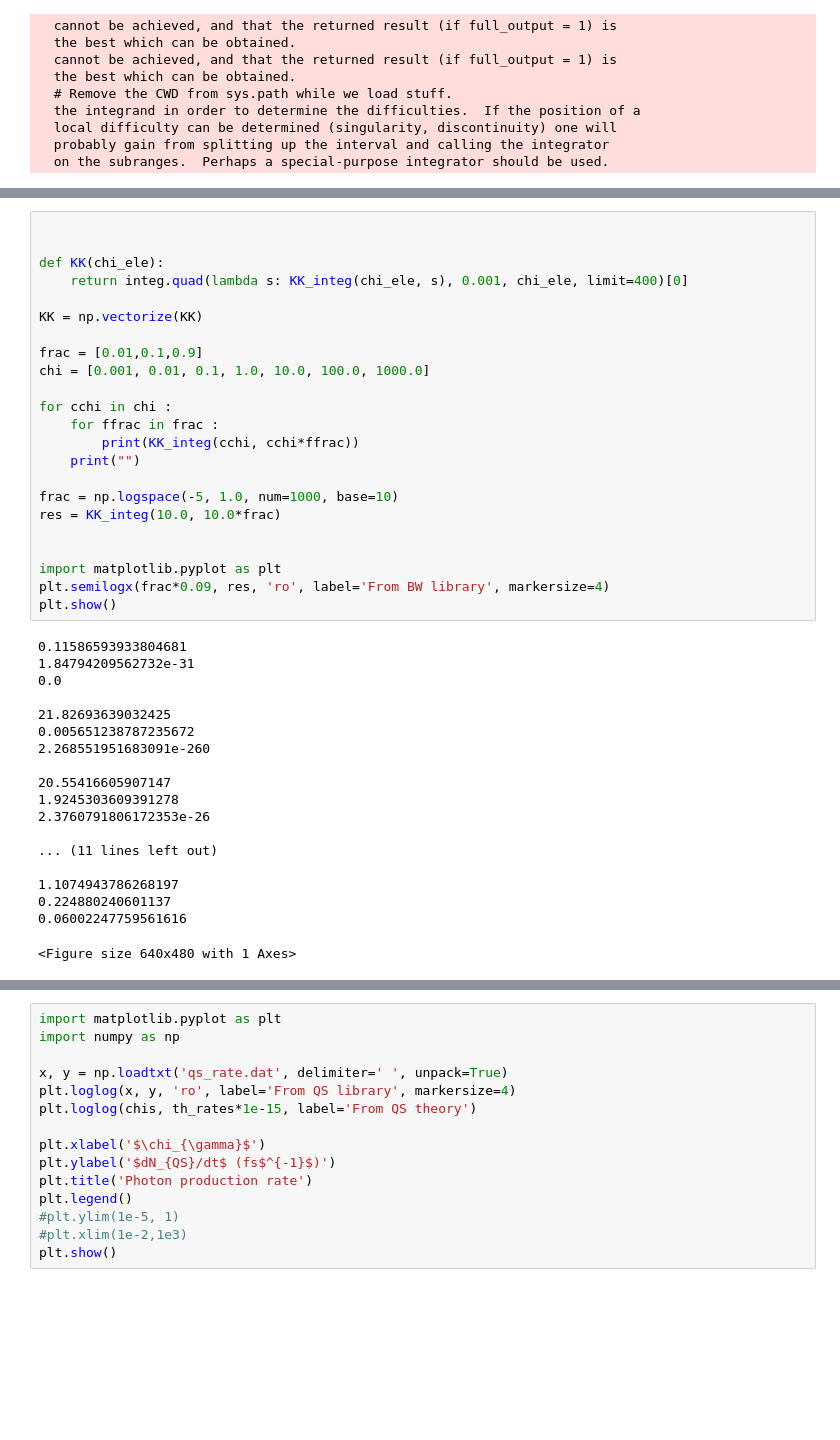
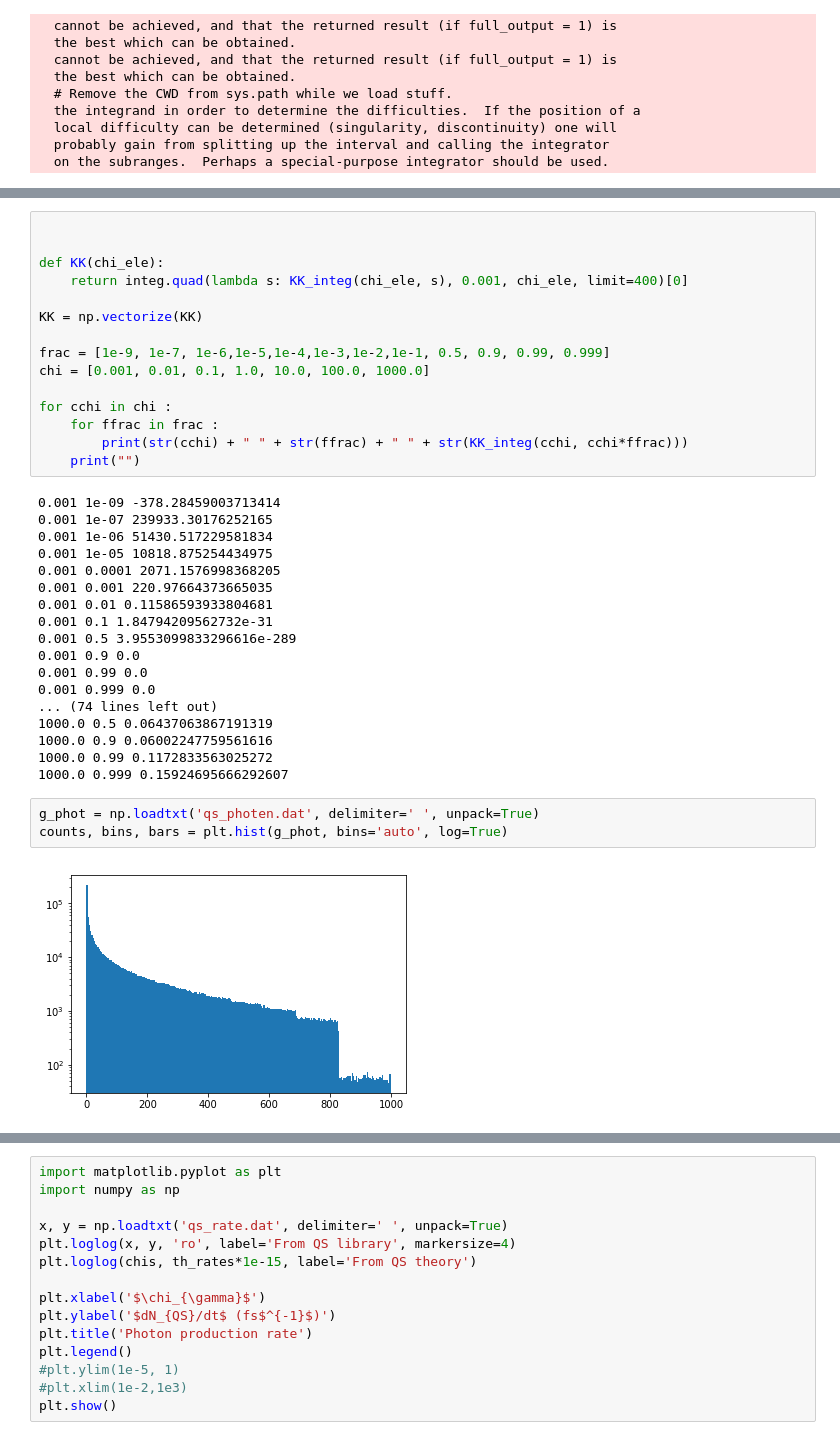
Before and after one commit to ECP-WarpX/picsar, a Jupyter notebook: src/multi_physics/test_cpu/validation_QS.ipynb, the cells around one changed output, grey strips where cells are left out. Cells and saved outputs as stored; diff of their text form; blank space fills up the shorter version.

```diff
--- a/src/multi_physics/test_cpu/validation_QS.ipynb
+++ b/src/multi_physics/test_cpu/validation_QS.ipynb
@@ -127,37 +138,33 @@ def KK(chi_ele):
 
 KK = np.vectorize(KK)
 
-frac = [0.01,0.1,0.9]
+frac = [1e-9, 1e-7, 1e-6,1e-5,1e-4,1e-3,1e-2,1e-1, 0.5, 0.9, 0.99, 0.999]
 chi = [0.001, 0.01, 0.1, 1.0, 10.0, 100.0, 1000.0]
 
 for cchi in chi :
     for ffrac in frac :
-        print(KK_integ(cchi, cchi*ffrac))
+        print(str(cchi) + " " + str(ffrac) + " " + str(KK_integ(cchi, cchi*ffrac)))
     print("")
-
-frac = np.logspace(-5, 1.0, num=1000, base=10)
-res = KK_integ(10.0, 10.0*frac)
-
-
-import matplotlib.pyplot as plt
-plt.semilogx(frac*0.09, res, 'ro', label='From BW library', markersize=4)
-plt.show()
 # %% [output]
-0.11586593933804681
-1.84794209562732e-31
-0.0
-
-21.82693639032425
-0.005651238787235672
-2.268551951683091e-260
-
-20.55416605907147
-1.9245303609391278
-2.3760791806172353e-26
-
-... (11 lines left out)
-
-1.1074943786268197
-0.224880240601137
-0.06002247759561616
+0.001 1e-09 -378.28459003713414
+0.001 1e-07 239933.30176252165
+0.001 1e-06 51430.517229581834
+0.001 1e-05 10818.875254434975
+0.001 0.0001 2071.1576998368205
+0.001 0.001 220.97664373665035
+0.001 0.01 0.11586593933804681
+0.001 0.1 1.84794209562732e-31
+0.001 0.5 3.9553099833296616e-289
+0.001 0.9 0.0
+0.001 0.99 0.0
+0.001 0.999 0.0
+... (74 lines left out)
+1000.0 0.5 0.06437063867191319
+1000.0 0.9 0.06002247759561616
+1000.0 0.99 0.1172833563025272
+1000.0 0.999 0.15924695666292607
-<Figure size 640x480 with 1 Axes>
+# %%
+g_phot = np.loadtxt('qs_photen.dat', delimiter=' ', unpack=True)
+counts, bins, bars = plt.hist(g_phot, bins='auto', log=True)
+# %% [output]
+[figure, added]
```
Also changed, not shown: parts of 5 cells of this notebook, 4 other files.
